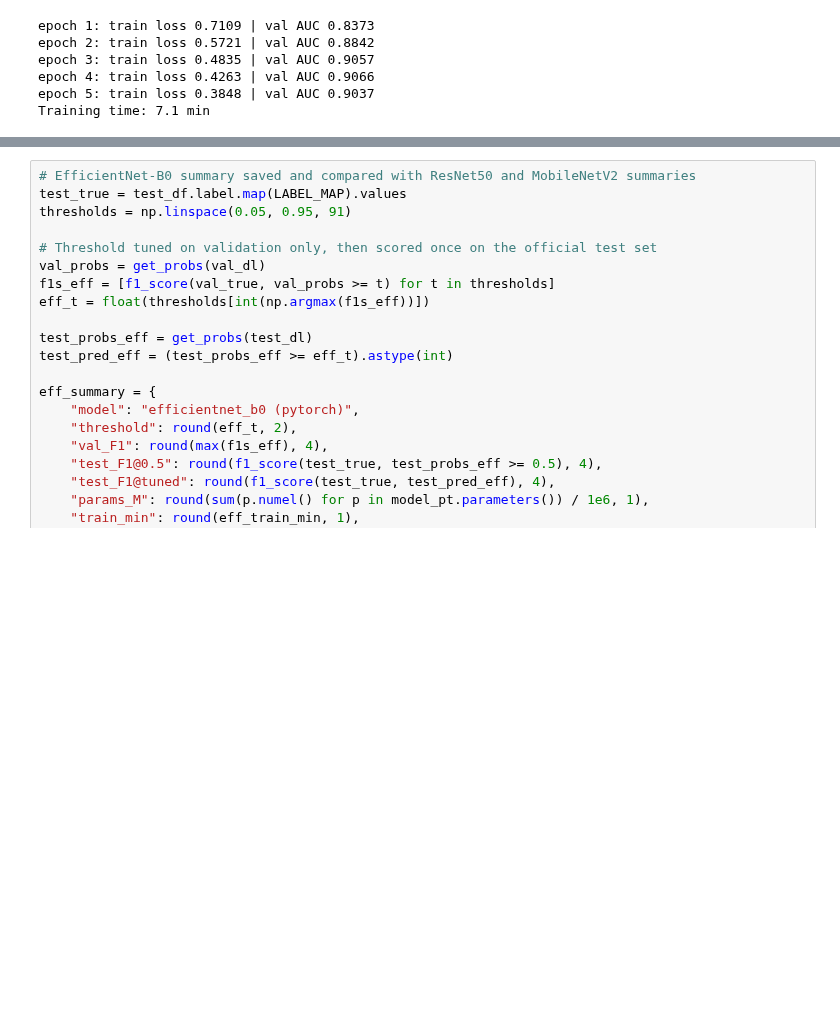
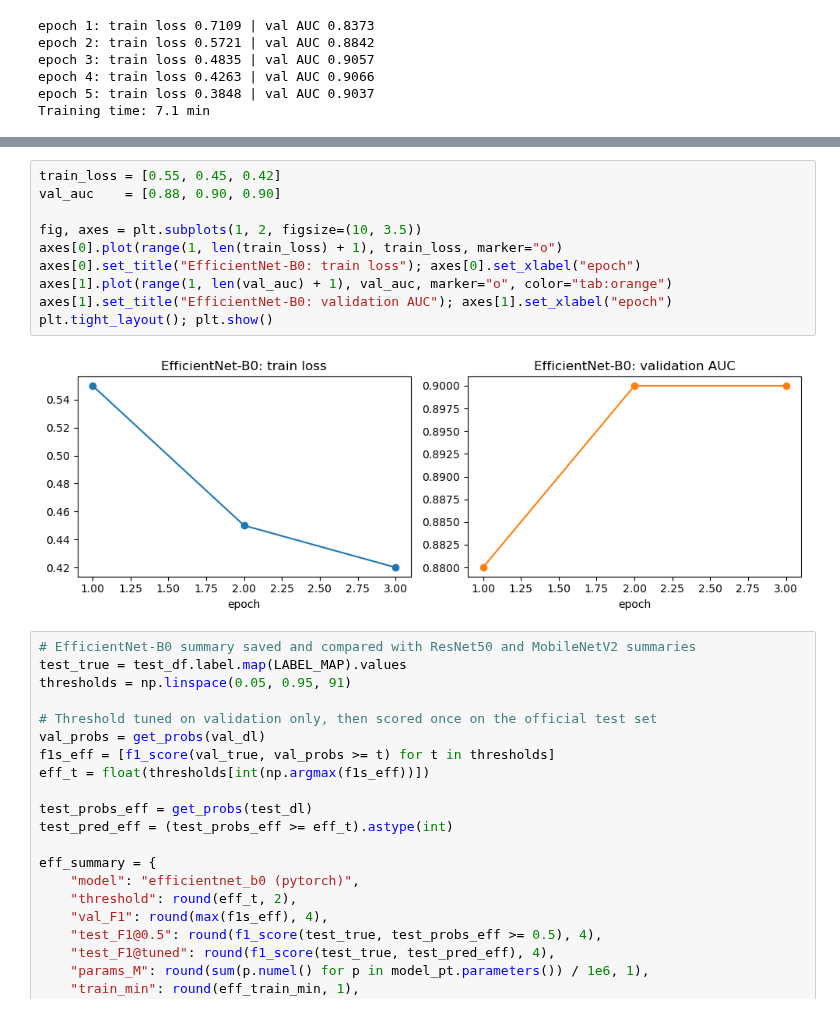
Before and after one commit to DillonR03/MonReader, a Jupyter notebook: MonReaderNotebook.ipynb, the cells around one changed output, grey strips where cells are left out. Cells and saved outputs as stored; diff of their text form; blank space fills up the shorter version.

```diff
--- a/MonReaderNotebook.ipynb
+++ b/MonReaderNotebook.ipynb
@@ -743,3 +755,15 @@ Training time: 7.1 min
+# %%
+train_loss = [0.55, 0.45, 0.42]
+val_auc    = [0.88, 0.90, 0.90]
+
+fig, axes = plt.subplots(1, 2, figsize=(10, 3.5))
+axes[0].plot(range(1, len(train_loss) + 1), train_loss, marker="o")
+axes[0].set_title("EfficientNet-B0: train loss"); axes[0].set_xlabel("epoch")
+axes[1].plot(range(1, len(val_auc) + 1), val_auc, marker="o", color="tab:orange")
+axes[1].set_title("EfficientNet-B0: validation AUC"); axes[1].set_xlabel("epoch")
+plt.tight_layout(); plt.show()
+# %% [output]
+[figure, added]
 # %%
 # EfficientNet-B0 summary saved and compared with ResNet50 and MobileNetV2 summaries
 test_true = test_df.label.map(LABEL_MAP).values
```
Also changed, not shown: parts of 3 cells of this notebook.
